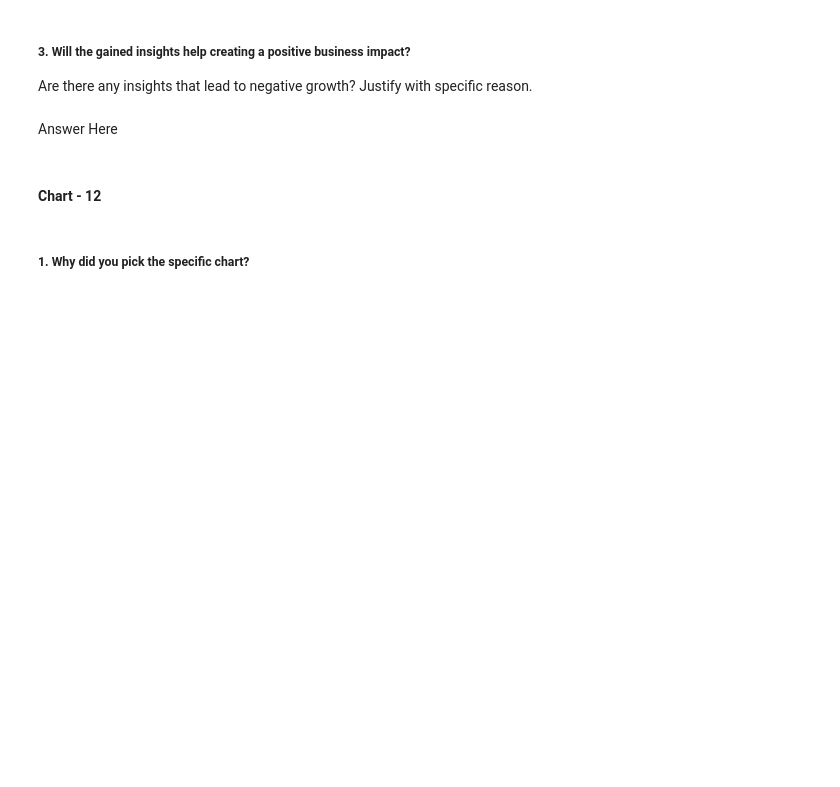
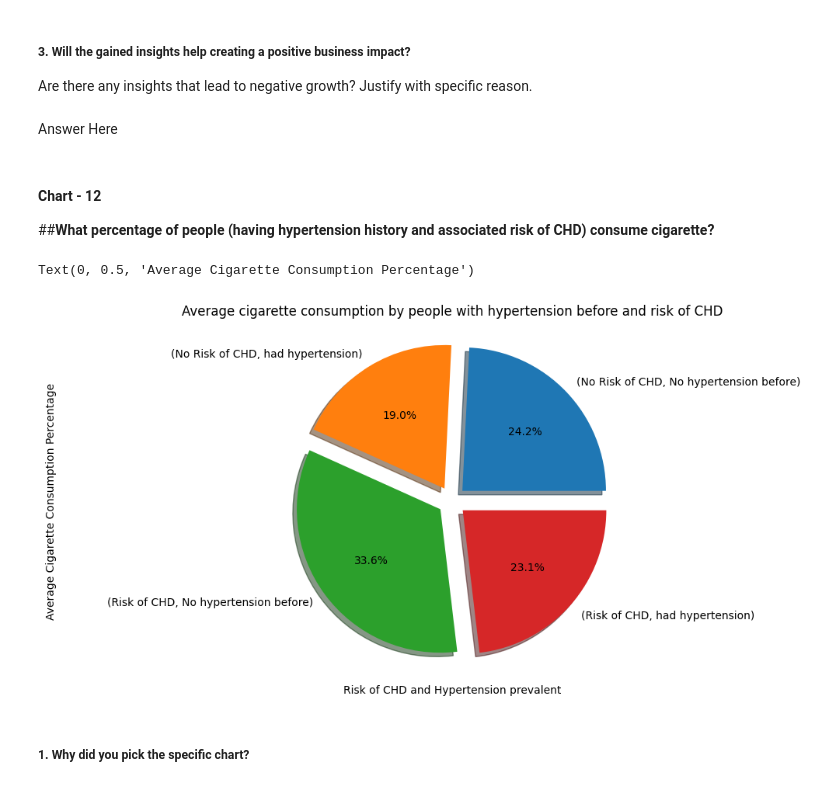
Before and after one commit to apurva-shrivastava/Cardiovascular-Risk-Prediction, a Jupyter notebook: Apurva_Shrivastava_Cardiovascular_Risk_Prediction.ipynb, the cells around one changed output. Drawn from its saved outputs; the diff is of its cells as text; code cells hidden in the pictures; blank space fills up the shorter version.

```diff
--- a/Apurva_Shrivastava_Cardiovascular_Risk_Prediction.ipynb
+++ b/Apurva_Shrivastava_Cardiovascular_Risk_Prediction.ipynb
@@ -617,5 +655,3 @@ Answer Here
 Are there any insights that lead to negative growth? Justify with specific reason.
 # %% [markdown]
 Answer Here
-# %% [markdown]
-#### Chart - 12
@@ -624,3 +658,18 @@ Answer Here
+# %% [markdown]
+#### Chart - 12
+
+##**What percentage of people (having hypertension history and associated risk of CHD) consume cigarette?**
+# %%
+# Chart - 12 visualization code
+#Average cigarette consumption by people with hypertension before and associated risk of CHD
+
+data_visual.groupby(['TenYearCHD','prevalentHyp'])['cigsPerDay'].mean().plot(kind='pie',subplots=True,figsize=(6,6),autopct='%1.1f%%',shadow=True,explode=[0.1,0.1,0.1,0.1])
+plt.title('Average cigarette consumption by people with hypertension before and risk of CHD')
+plt.xlabel('Risk of CHD and Hypertension prevalent')
+plt.ylabel('Average Cigarette Consumption Percentage',labelpad=200)
+# %% [output]
+Text(0, 0.5, 'Average Cigarette Consumption Percentage')
+[figure, added]
 # %% [markdown]
 ##### 1. Why did you pick the specific chart?
 # %% [markdown]
```
Also changed, not shown: parts of 19 cells of this notebook.
